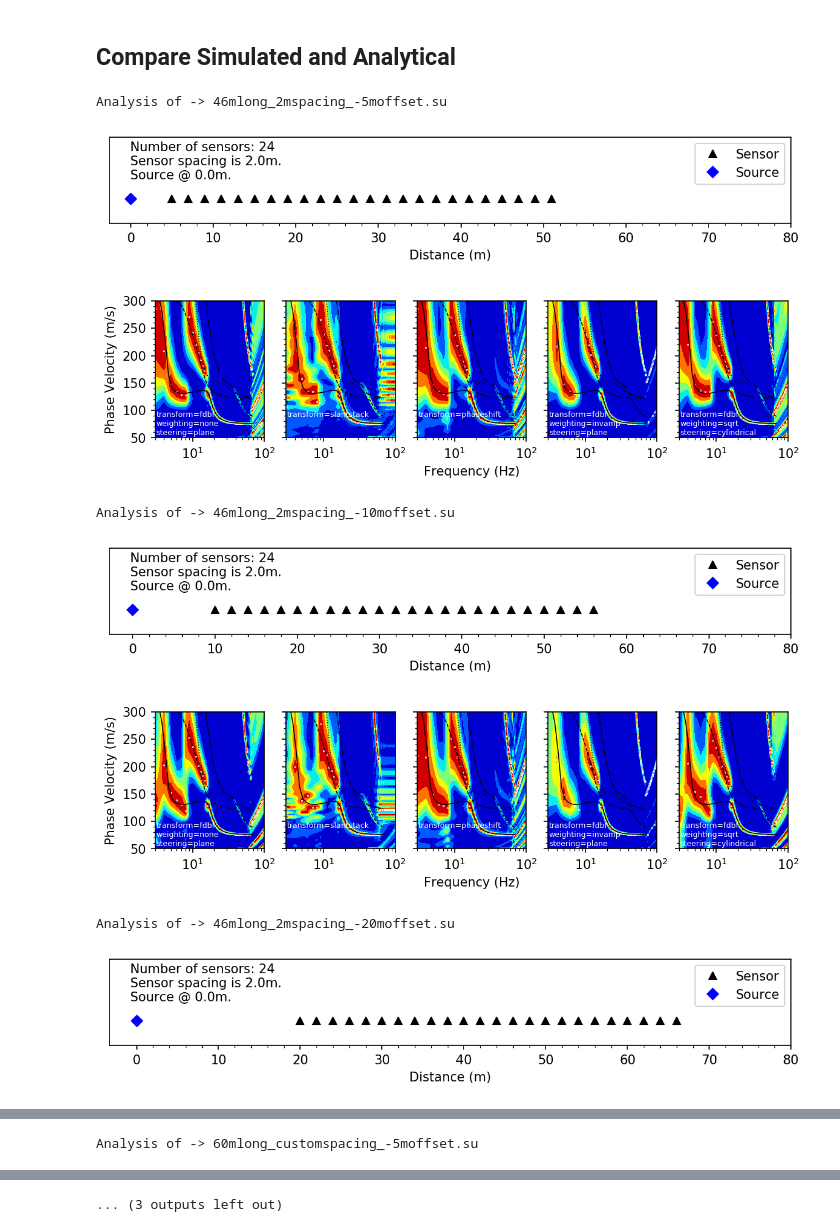
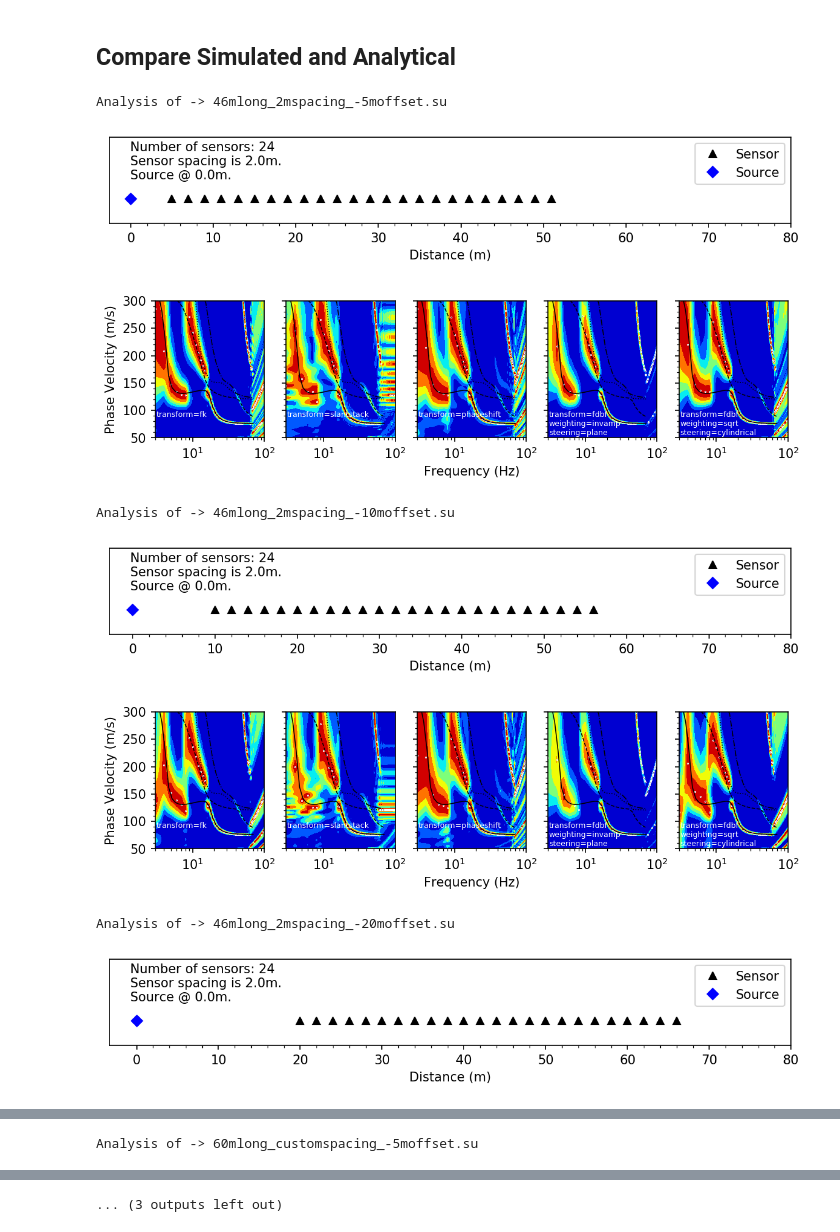
Before and after one commit to jpvantassel/swprocess, a Jupyter notebook: benchmarks/model_3/vis_model_3.ipynb, the cells around one changed output, grey strips where cells are left out. Saved outputs shown, nothing was run; the diff lists cells and outputs as text; code cells hidden in the pictures.

```diff
--- a/benchmarks/model_3/vis_model_3.ipynb
+++ b/benchmarks/model_3/vis_model_3.ipynb
@@ -101,10 +101,10 @@ for fname in fnames:
     fig1, axs1 = plt.subplots(ncols=5, sharey=True, sharex=True, figsize=(9,2), dpi=150)
 
     for ax, transform, normalization, weighting, steering in zip(axs1,
-                                                  ["fdbf", "slantstack", "phaseshift", "fdbf", "fdbf"],
+                                                  ["fk", "slantstack", "phaseshift", "fdbf", "fdbf"],
                                                   ["frequency-maximum", "frequency-maximum", "frequency-maximum", "absolute-maximum", "frequency-maximum"],
-                                                  ["none", "n/a", "n/a", "invamp", "sqrt"],
-                                                  ["plane", "n/a", "n/a", "plane", "cylindrical"]):
+                                                  ["n/a", "n/a", "n/a", "invamp", "sqrt"],
+                                                  ["n/a", "n/a", "n/a", "plane", "cylindrical"]):
 
         swprocess.Masw.create_settings_file(fname="tmp.json", transform=transform, weighting=weighting, steering=steering,
                                             vmin=vmin, vmax=vmax, fmin=fmin, fmax=fmax, pad=True, df=1)
@@ -120,36 +120,36 @@ for fname in fnames:
         else:
             text = f"transform={transform}\n\n"
         ax.text(0.01, 0.005, text, ha="left", va="bottom", transform=ax.transAxes, fontsize=6, color="#ffffff")
 
 
         for (model, dc), linestyle in zip(dc_set.rayleigh.items(), ["-", "--", ":", "-."]):
             ax.plot(dc.frequency, dc.velocity, label=f"Mode - {model}", color="#000000", linestyle=linestyle, linewidth=0.75)
             ax.set_xscale("log")
 
         ax.set_xticks([10,100])
         ax.set_xticks([3,4,5,6,7,8,9,10,20,30,40,50,60,70,80,90,100], minor=True)
 
         ax.set_yticks(np.arange(vmin, vmax+50, 50))
         ax.set_yticks(np.arange(vmin, vmax+10, 10), minor=True)
         ax.set_xlim(xlims)
         ax.set_ylim(ylims)
 
     axs1[2].set_xlabel("Frequency (Hz)")
     axs1[0].set_ylabel("Phase Velocity (m/s)")
 
     result.array.plot(ax=axs0)
     axs0.set_yticks([])
     axs0.set_xticks(np.arange(0, 90, 10))
     axs0.set_xticks(np.arange(0, 80, 2), minor=True)
 
     plt.show()
     print("\n\n\n")
 # %% [output]
 Analysis of -> 46mlong_2mspacing_-5moffset.su
 [figure]
-[figure, old version]
+[figure, new version]
 Analysis of -> 46mlong_2mspacing_-10moffset.su
 [figure]
-[figure, old version]
+[figure, new version]
 Analysis of -> 46mlong_2mspacing_-20moffset.su
 [figure]
```
Also changed, not shown: parts of 1 cell of this notebook, 4 other files.
